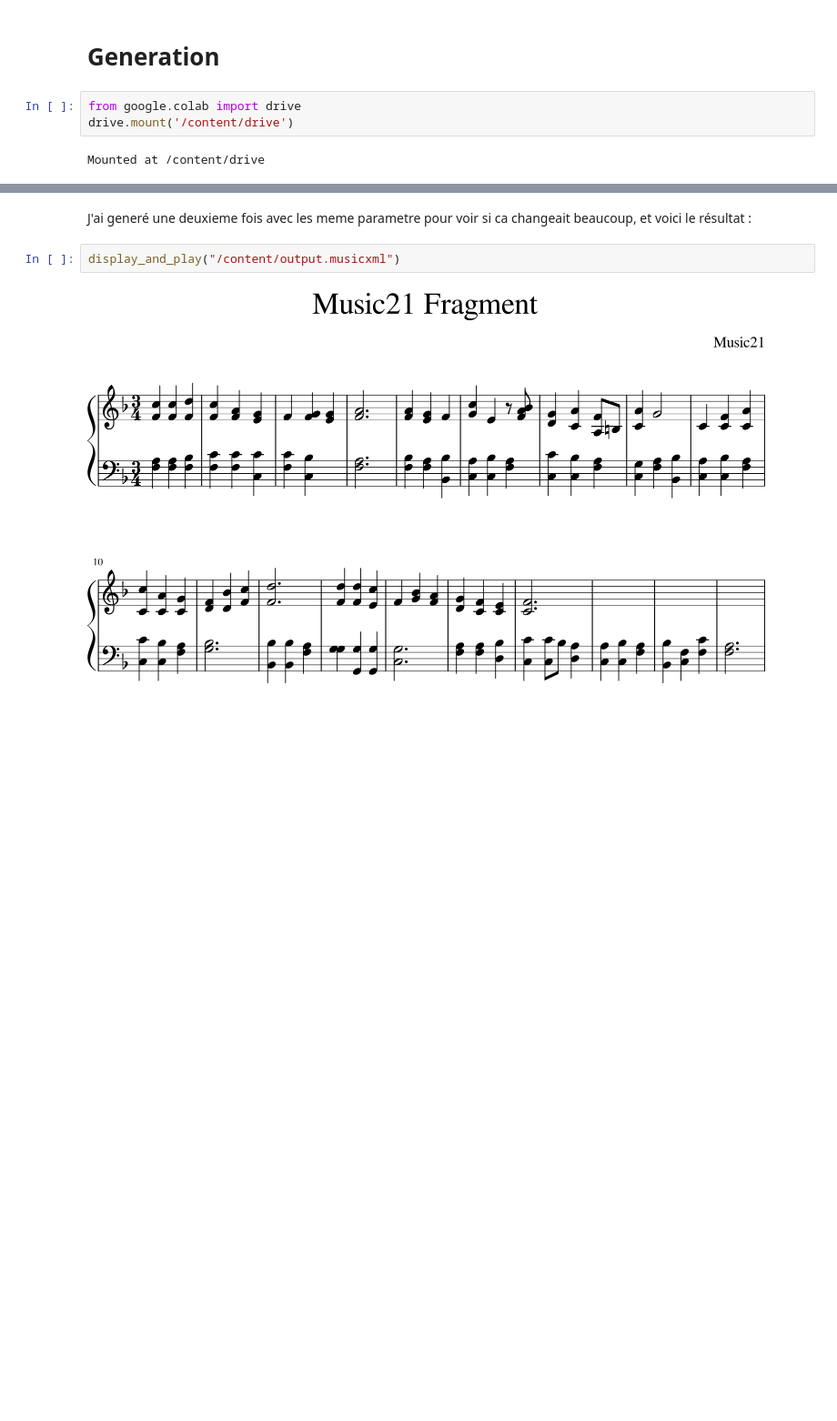
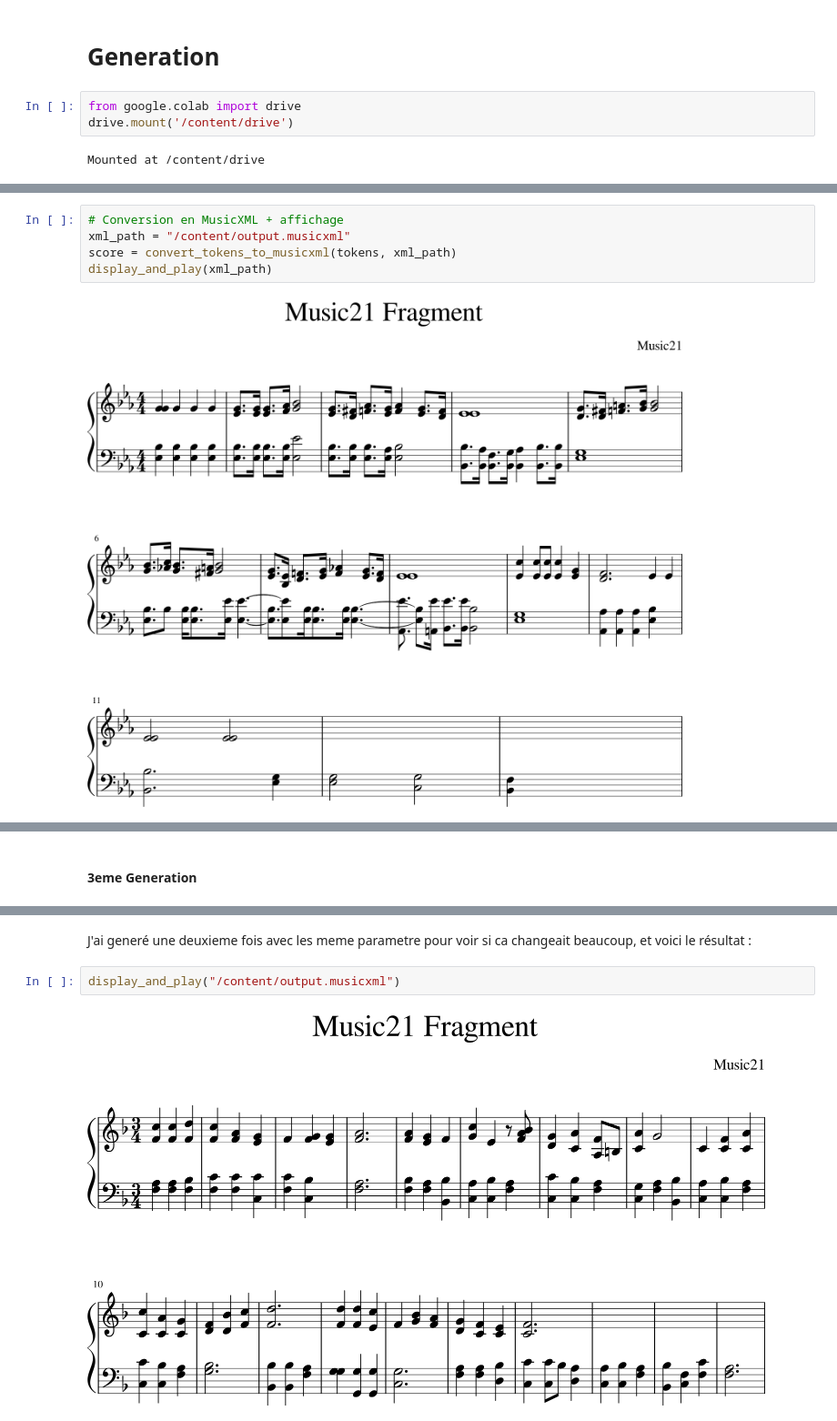
Before and after one commit to gomar0801/BachGen, a Jupyter notebook: notebooks/Pipeline.ipynb, the cells around one changed output, grey strips where cells are left out. Shown at 91% size. Cells and saved outputs as stored; diff of their text form; blank space fills up the shorter version.

```diff
--- a/notebooks/Pipeline.ipynb
+++ b/notebooks/Pipeline.ipynb
@@ -663,0 +379,7 @@ display_and_play("/content/output.musicxml")
+# %%
+# Conversion en MusicXML + affichage
+xml_path = "/content/output.musicxml"
+score = convert_tokens_to_musicxml(tokens, xml_path)
+display_and_play(xml_path)
+# %% [output]
+[figure, added]
@@ -663,0 +387,2 @@ display_and_play("/content/output.musicxml")
+# %% [markdown]
+#### 3eme Generation
```
Also changed, not shown: parts of 93 cells of this notebook.
